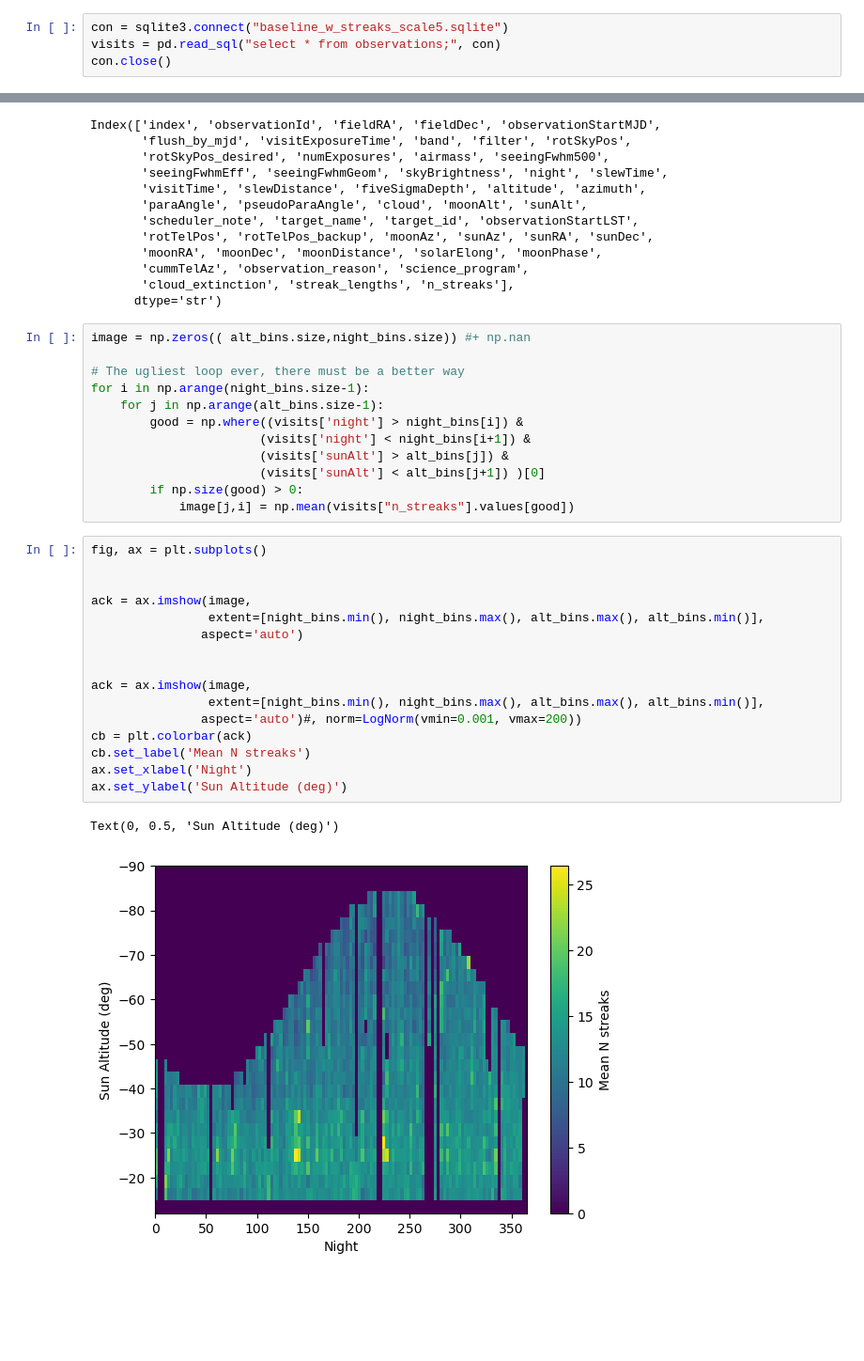
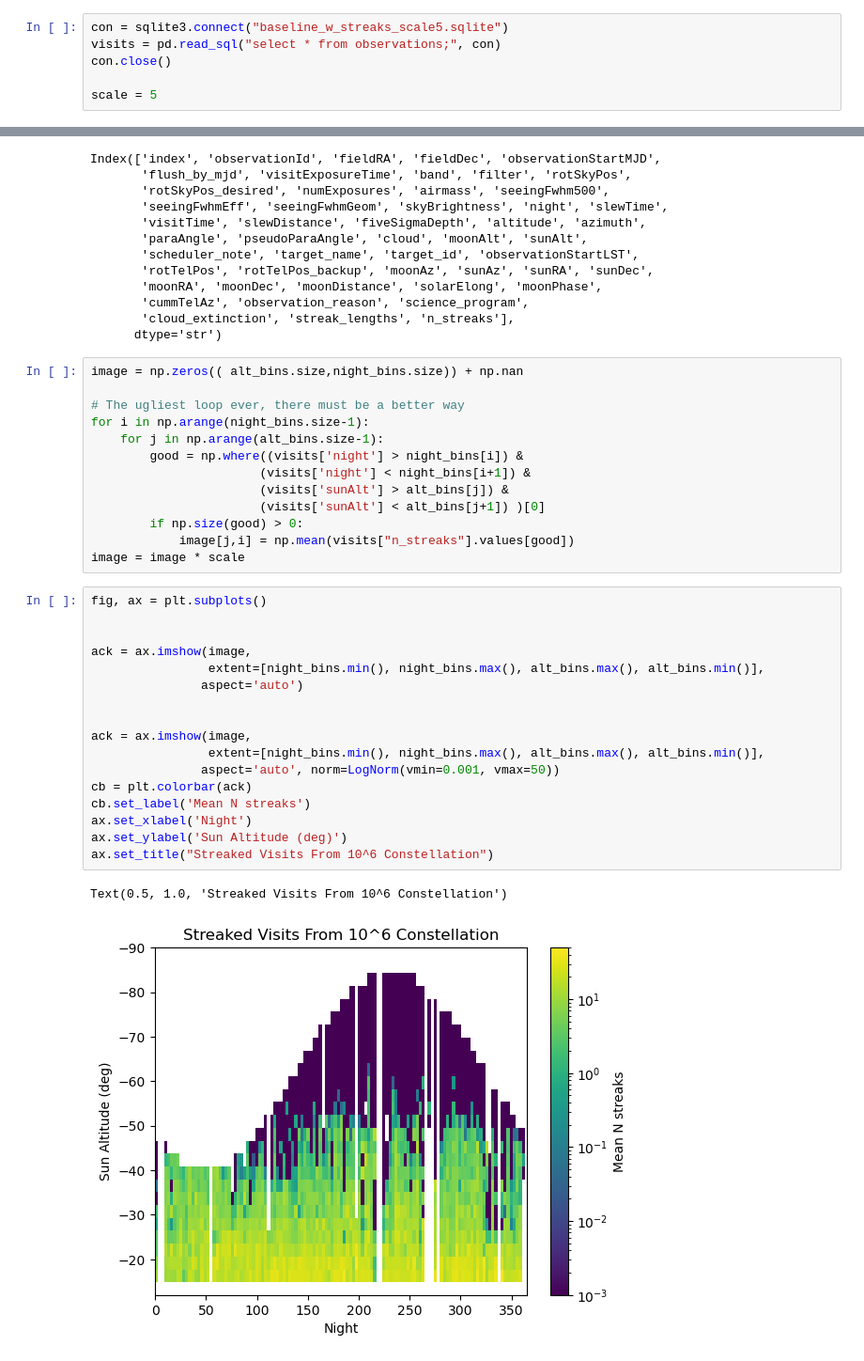
Before and after one commit to yoachim/26_scratch, a Jupyter notebook: sat_streaks/plot_streaks.ipynb, the cells around one changed output, grey strips where cells are left out. Shown at 94% size. Cells and saved outputs as stored; diff of their text form; blank space fills up the shorter version.

```diff
--- a/sat_streaks/plot_streaks.ipynb
+++ b/sat_streaks/plot_streaks.ipynb
@@ -9,6 +9,8 @@ from matplotlib.colors import LogNorm
 con = sqlite3.connect("baseline_w_streaks_scale5.sqlite")
 visits = pd.read_sql("select * from observations;", con)
 con.close()
+
+scale = 5
 # %%
 night_bins = np.arange(visits["night"].min(), visits["night"].max()+4, 3) - 0.5
 alt_bins = np.arange(-90, -10, 3)
@@ -28,7 +30,7 @@ Index(['index', 'observationId', 'fieldRA', 'fieldDec', 'observationStartMJD',
        'cloud_extinction', 'streak_lengths', 'n_streaks'],
       dtype='str')
 # %%
-image = np.zeros(( alt_bins.size,night_bins.size)) #+ np.nan
+image = np.zeros(( alt_bins.size,night_bins.size)) + np.nan
 
 # The ugliest loop ever, there must be a better way
 for i in np.arange(night_bins.size-1):
@@ -39,23 +41,25 @@ for i in np.arange(night_bins.size-1):
                        (visits['sunAlt'] < alt_bins[j+1]) )[0]
         if np.size(good) > 0:
             image[j,i] = np.mean(visits["n_streaks"].values[good])
+image = image * scale
 # %%
 fig, ax = plt.subplots()
 
 
 ack = ax.imshow(image,
                 extent=[night_bins.min(), night_bins.max(), alt_bins.max(), alt_bins.min()],
                aspect='auto')
 
 
 ack = ax.imshow(image,
                 extent=[night_bins.min(), night_bins.max(), alt_bins.max(), alt_bins.min()],
-               aspect='auto')#, norm=LogNorm(vmin=0.001, vmax=200))
+               aspect='auto', norm=LogNorm(vmin=0.001, vmax=50))
 cb = plt.colorbar(ack)
 cb.set_label('Mean N streaks')
 ax.set_xlabel('Night')
 ax.set_ylabel('Sun Altitude (deg)')
+ax.set_title("Streaked Visits From 10^6 Constellation")
 # %% [output]
-Text(0, 0.5, 'Sun Altitude (deg)')
+Text(0.5, 1.0, 'Streaked Visits From 10^6 Constellation')
-[figure, old version]
+[figure, new version]
 # %%
```
Also changed, not shown: parts of 3 cells of this notebook.
